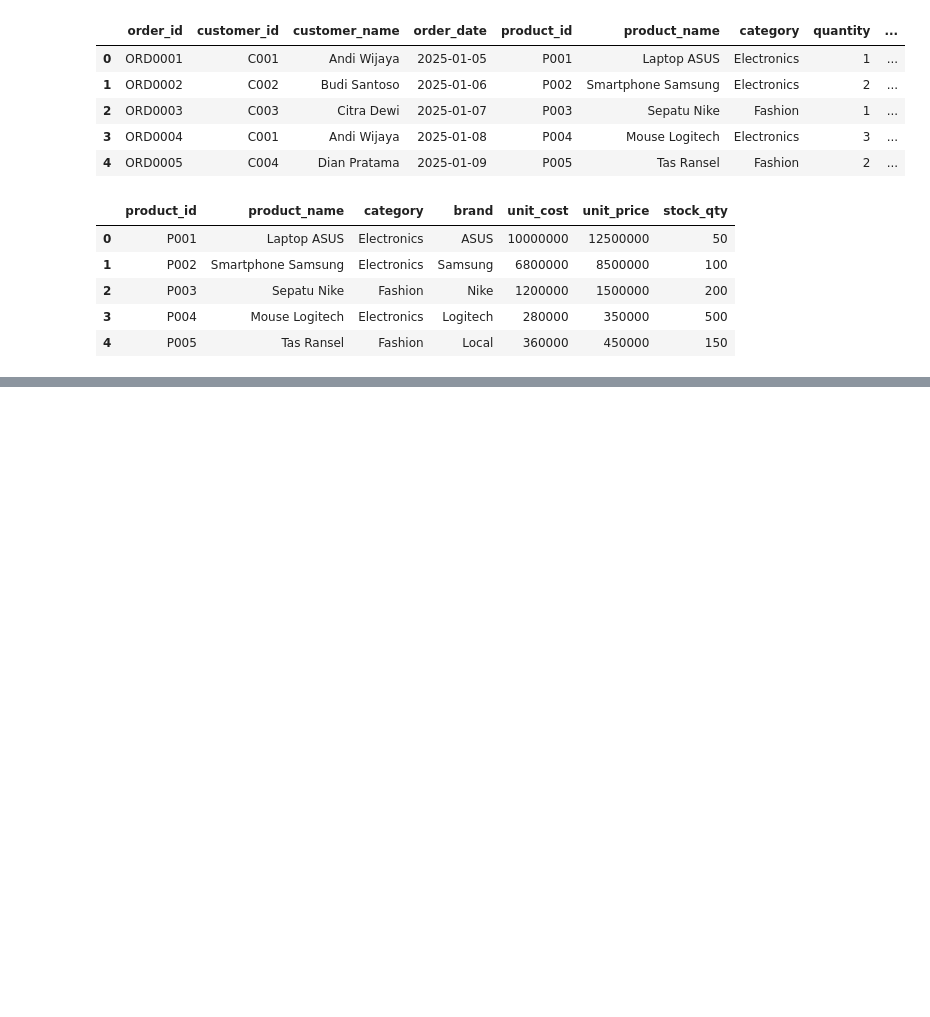
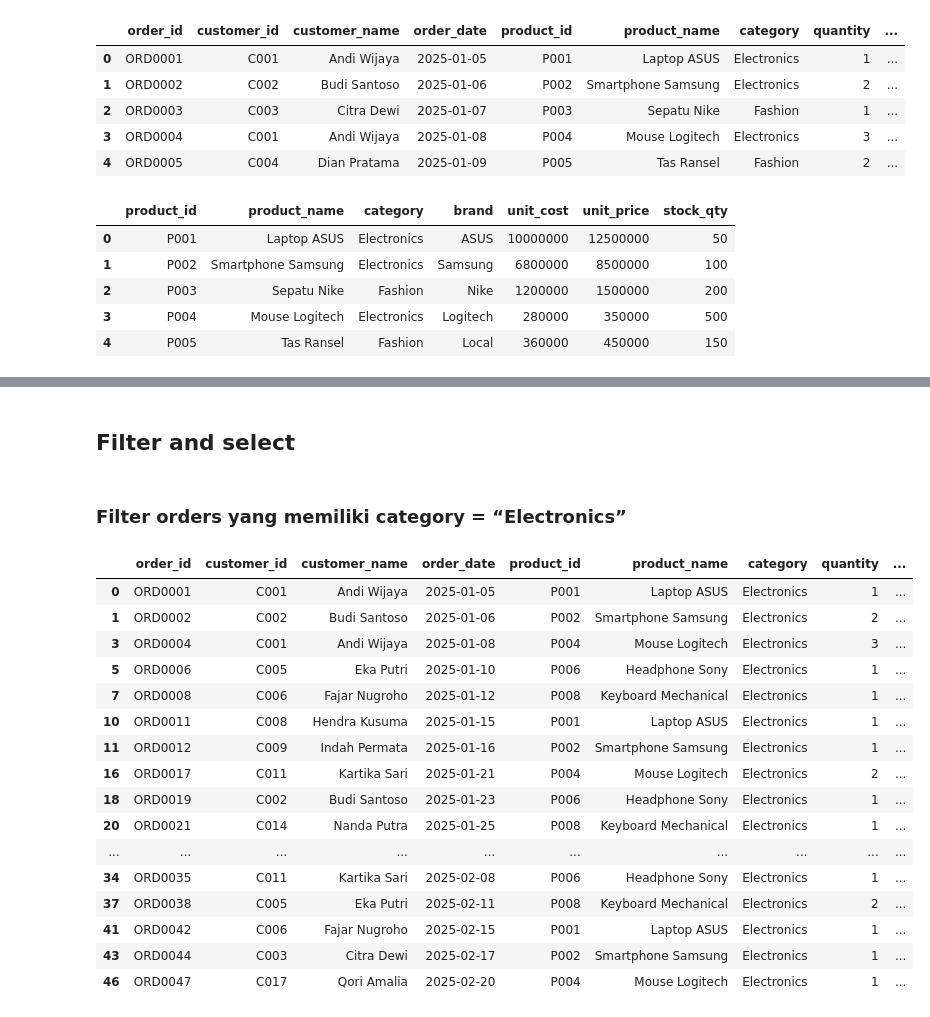
Before and after one commit to galahad20/assignment_Data_Manipulation, a Jupyter notebook: ASSIGNMENT_TEMP_DE14_DAY11_DIMAS_ABIAN_IHSAN.ipynb, the cells around one changed output, grey strips where cells are left out. Saved outputs shown, nothing was run; the diff lists cells and outputs as text; code cells hidden in the pictures; blank space fills up the shorter version.

Commit message:
feat: filter orders by electronics category, filter orders with total amount above 5000000, select specific order and customer columns

```diff
--- a/ASSIGNMENT_TEMP_DE14_DAY11_DIMAS_ABIAN_IHSAN.ipynb
+++ b/ASSIGNMENT_TEMP_DE14_DAY11_DIMAS_ABIAN_IHSAN.ipynb
@@ -75,0 +159,24 @@ prod.head()
+# %% [markdown]
+## Filter and select
+# %% [markdown]
+### Filter orders yang memiliki category = “Electronics”
+# %%
+order[order['category']== 'Electronics']
+# %% [output]
+|  | order_id | customer_id | customer_name | order_date | product_id | product_name | category | quantity | ... |
+| 0 | ORD0001 | C001 | Andi Wijaya | 2025-01-05 | P001 | Laptop ASUS | Electronics | 1 | ... |
+| 1 | ORD0002 | C002 | Budi Santoso | 2025-01-06 | P002 | Smartphone Samsung | Electronics | 2 | ... |
+| 3 | ORD0004 | C001 | Andi Wijaya | 2025-01-08 | P004 | Mouse Logitech | Electronics | 3 | ... |
+| 5 | ORD0006 | C005 | Eka Putri | 2025-01-10 | P006 | Headphone Sony | Electronics | 1 | ... |
+| 7 | ORD0008 | C006 | Fajar Nugroho | 2025-01-12 | P008 | Keyboard Mechanical | Electronics | 1 | ... |
+| 10 | ORD0011 | C008 | Hendra Kusuma | 2025-01-15 | P001 | Laptop ASUS | Electronics | 1 | ... |
+| 11 | ORD0012 | C009 | Indah Permata | 2025-01-16 | P002 | Smartphone Samsung | Electronics | 1 | ... |
+| 16 | ORD0017 | C011 | Kartika Sari | 2025-01-21 | P004 | Mouse Logitech | Electronics | 2 | ... |
+| 18 | ORD0019 | C002 | Budi Santoso | 2025-01-23 | P006 | Headphone Sony | Electronics | 1 | ... |
+| 20 | ORD0021 | C014 | Nanda Putra | 2025-01-25 | P008 | Keyboard Mechanical | Electronics | 1 | ... |
+| ... | ... | ... | ... | ... | ... | ... | ... | ... | ... |
+| 34 | ORD0035 | C011 | Kartika Sari | 2025-02-08 | P006 | Headphone Sony | Electronics | 1 | ... |
+| 37 | ORD0038 | C005 | Eka Putri | 2025-02-11 | P008 | Keyboard Mechanical | Electronics | 2 | ... |
+| 41 | ORD0042 | C006 | Fajar Nugroho | 2025-02-15 | P001 | Laptop ASUS | Electronics | 1 | ... |
+| 43 | ORD0044 | C003 | Citra Dewi | 2025-02-17 | P002 | Smartphone Samsung | Electronics | 1 | ... |
+| 46 | ORD0047 | C017 | Qori Amalia | 2025-02-20 | P004 | Mouse Logitech | Electronics | 1 | ... |
```
Also changed, not shown: parts of 9 cells of this notebook.
